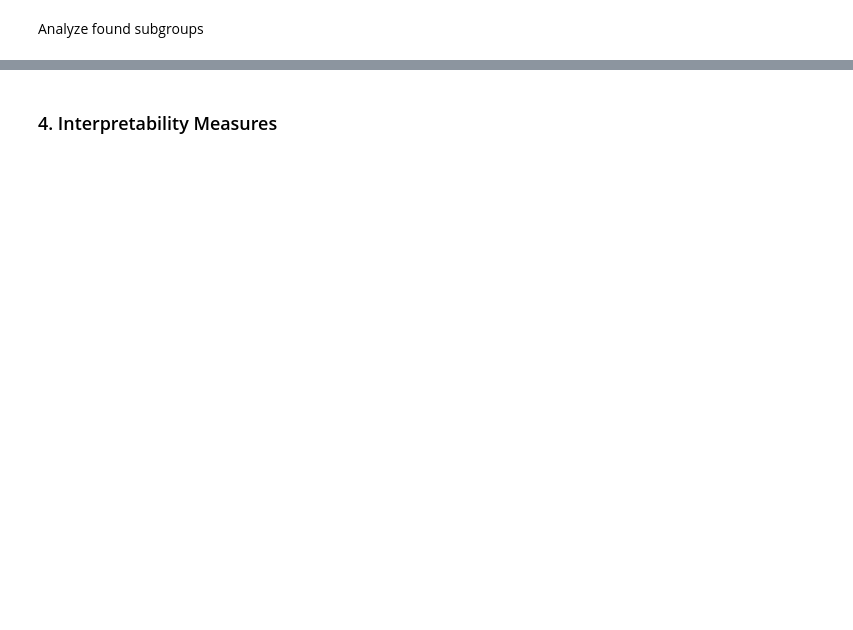
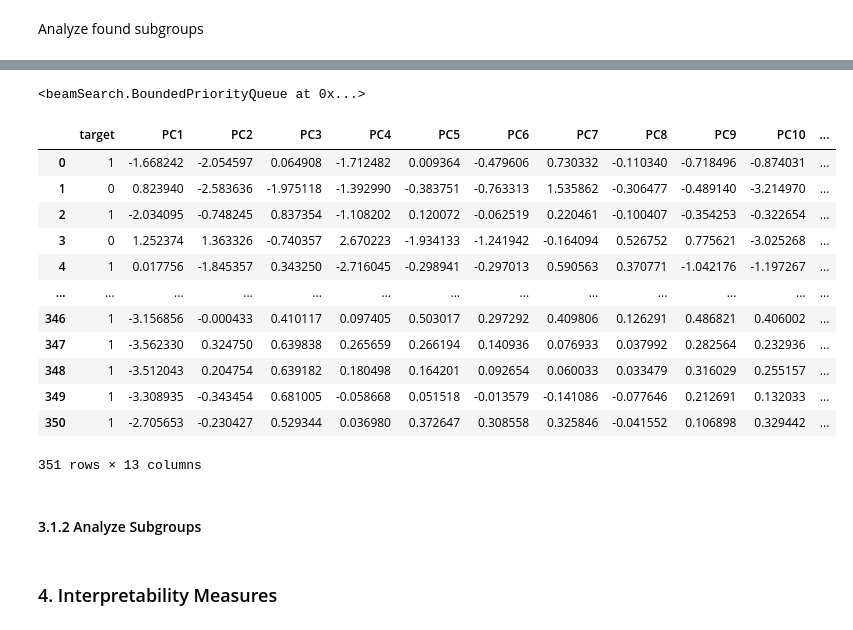
Before and after one commit to WouterFeijen/Interpretable-Subgroup-Discovery, a Jupyter notebook: framework.ipynb, the cells around one changed output, grey strips where cells are left out. Cells and saved outputs as stored; diff of their text form; code cells hidden in the pictures; blank space fills up the shorter version.

```diff
--- a/framework.ipynb
+++ b/framework.ipynb
@@ -21,7 +21,7 @@ from qualityMeasures import calc_result_bs, calc_result_ps
 # %% [markdown]
 set variables
 # %%
-dataset_name = 'Ionosphere'
+dataset_name = 'Soybean'
 reduction_method = 'PCA' # choose from 'PCA' or 'auto_encoder' (others were not implemented yet)
 # ...
 # %% [markdown]
@@ -77,7 +77,7 @@ running_time.total_seconds()
 # %% [markdown]
 From the results we can conclude that the optimal number of reduced features is ...
 # %%
-optimal_nr_features = 5
+optimal_nr_features = 6
 # %% [markdown]
 ### 2.2 reduce
 # %%
@@ -168,0 +168,20 @@ calc_result_ps(df_en, df, results_df_en, results_df_n)
+# %%
+output
+# %% [output]
+<beamSearch.BoundedPriorityQueue at 0x...>
+# %%
+df_en
+# %% [output]
+|  | target | PC1 | PC2 | PC3 | PC4 | PC5 | PC6 | PC7 | PC8 | PC9 | PC10 | ... |
+| 0 | 1 | -1.668242 | -2.054597 | 0.064908 | -1.712482 | 0.009364 | -0.479606 | 0.730332 | -0.110340 | -0.718496 | -0.874031 | ... |
+| 1 | 0 | 0.823940 | -2.583636 | -1.975118 | -1.392990 | -0.383751 | -0.763313 | 1.535862 | -0.306477 | -0.489140 | -3.214970 | ... |
+| 2 | 1 | -2.034095 | -0.748245 | 0.837354 | -1.108202 | 0.120072 | -0.062519 | 0.220461 | -0.100407 | -0.354253 | -0.322654 | ... |
+| 3 | 0 | 1.252374 | 1.363326 | -0.740357 | 2.670223 | -1.934133 | -1.241942 | -0.164094 | 0.526752 | 0.775621 | -3.025268 | ... |
+| 4 | 1 | 0.017756 | -1.845357 | 0.343250 | -2.716045 | -0.298941 | -0.297013 | 0.590563 | 0.370771 | -1.042176 | -1.197267 | ... |
+| ... | ... | ... | ... | ... | ... | ... | ... | ... | ... | ... | ... | ... |
+| 346 | 1 | -3.156856 | -0.000433 | 0.410117 | 0.097405 | 0.503017 | 0.297292 | 0.409806 | 0.126291 | 0.486821 | 0.406002 | ... |
+| 347 | 1 | -3.562330 | 0.324750 | 0.639838 | 0.265659 | 0.266194 | 0.140936 | 0.076933 | 0.037992 | 0.282564 | 0.232936 | ... |
+| 348 | 1 | -3.512043 | 0.204754 | 0.639182 | 0.180498 | 0.164201 | 0.092654 | 0.060033 | 0.033479 | 0.316029 | 0.255157 | ... |
+| 349 | 1 | -3.308935 | -0.343454 | 0.681005 | -0.058668 | 0.051518 | -0.013579 | -0.141086 | -0.077646 | 0.212691 | 0.132033 | ... |
+| 350 | 1 | -2.705653 | -0.230427 | 0.529344 | 0.036980 | 0.372647 | 0.308558 | 0.325846 | -0.041552 | 0.106898 | 0.329442 | ... |
+351 rows × 13 columns
@@ -168,0 +195,2 @@ calc_result_ps(df_en, df, results_df_en, results_df_n)
+# %% [markdown]
+#### 3.1.2 Analyze Subgroups
```
Also changed, not shown: parts of 19 cells of this notebook.
